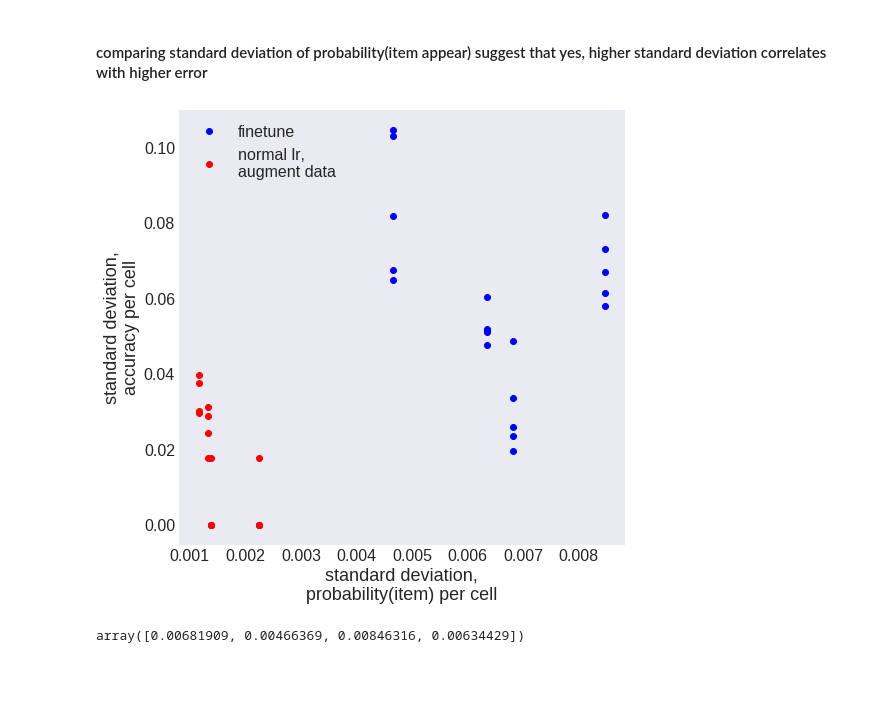
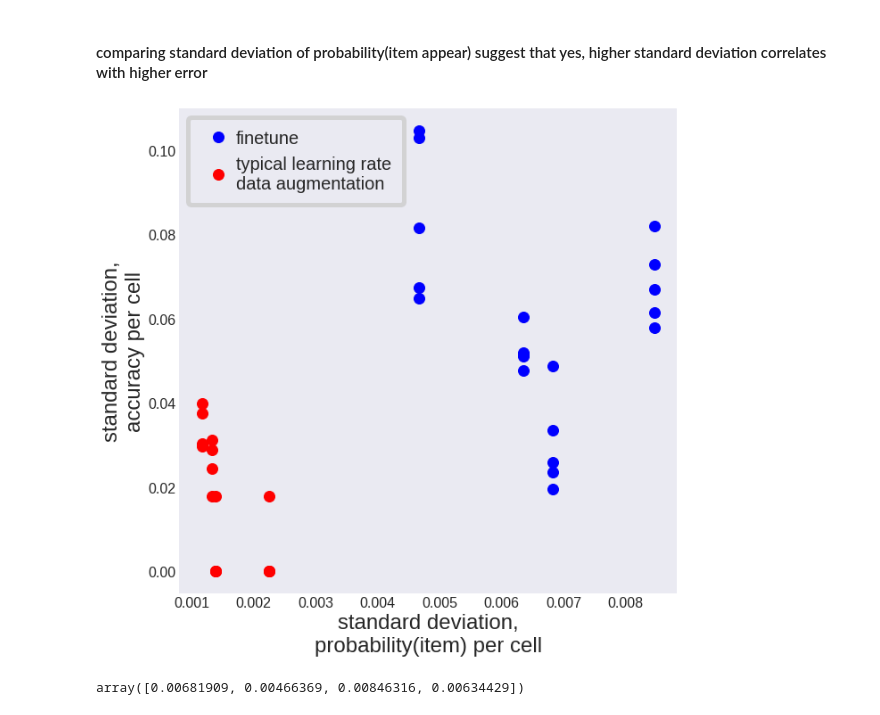
Before and after one commit to NickleDave/visual-search-nets, a Jupyter notebook: docs/notebooks/supp-info/heatmap.ipynb, the cells around one changed output. Saved outputs shown, nothing was run; the diff lists cells and outputs as text; code cells hidden in the pictures; blank space fills up the shorter version.

```diff
--- a/docs/notebooks/supp-info/heatmap.ipynb
+++ b/docs/notebooks/supp-info/heatmap.ipynb
@@ -193,33 +193,39 @@ std_acc_normal_lr = [
 ]
 # %%
 fig, ax = plt.subplots()
-fig.set_size_inches(8, 8)
+fig.set_size_inches(10, 10)
 
 for net_num, acc_net in enumerate(std_acc_finetune):
     if net_num == 0:
         label='finetune'
     else:
         label=None
 
-    ax.plot(std_p_item_finetune, acc_net, linestyle='none', marker='o', color='blue', label=label)
+    ax.plot(std_p_item_finetune, acc_net,
+            linestyle='none', marker='o', color='blue',
+            markersize=12, label=label)
 
 for net_num, acc_net in enumerate(std_acc_normal_lr):
     if net_num == 0:
-        label='normal lr,\naugment data'
+        label='typical learning rate\ndata augmentation'
     else:
         label=None
 
-    ax.plot(std_p_item_normal_lr, acc_net, linestyle='none', marker='o', color='red', label=label)
+    ax.plot(std_p_item_normal_lr, acc_net,
+            linestyle='none', marker='o', color='red',
+            markersize=12, label=label)
 
-ax.set_xlabel('standard deviation,\nprobability(item) per cell')
+ax.set_xlabel('standard deviation,\nprobability(item) per cell', fontsize=24)
 
-ax.set_ylabel('standard deviation,\naccuracy per cell')
+ax.set_ylabel('standard deviation,\naccuracy per cell', fontsize=24)
 
-plt.legend(loc='upper left')
+legend = plt.legend(bbox_to_anchor=(0,1), loc='upper left', fontsize=20,
+                    frameon=True, borderpad=0.7, handletextpad=0)
+legend.get_frame().set_linewidth(5)
 
-plt.savefig('std-dev-acc-v-p-item.png')
+plt.savefig('std-dev-acc-v-p-item.png', bbox_inches='tight')
 # %% [output]
-[figure, old version]
+[figure, new version]
 # %%
 std_p_item_finetune
 # %% [output]
```
Also changed, not shown: 4 other files.
